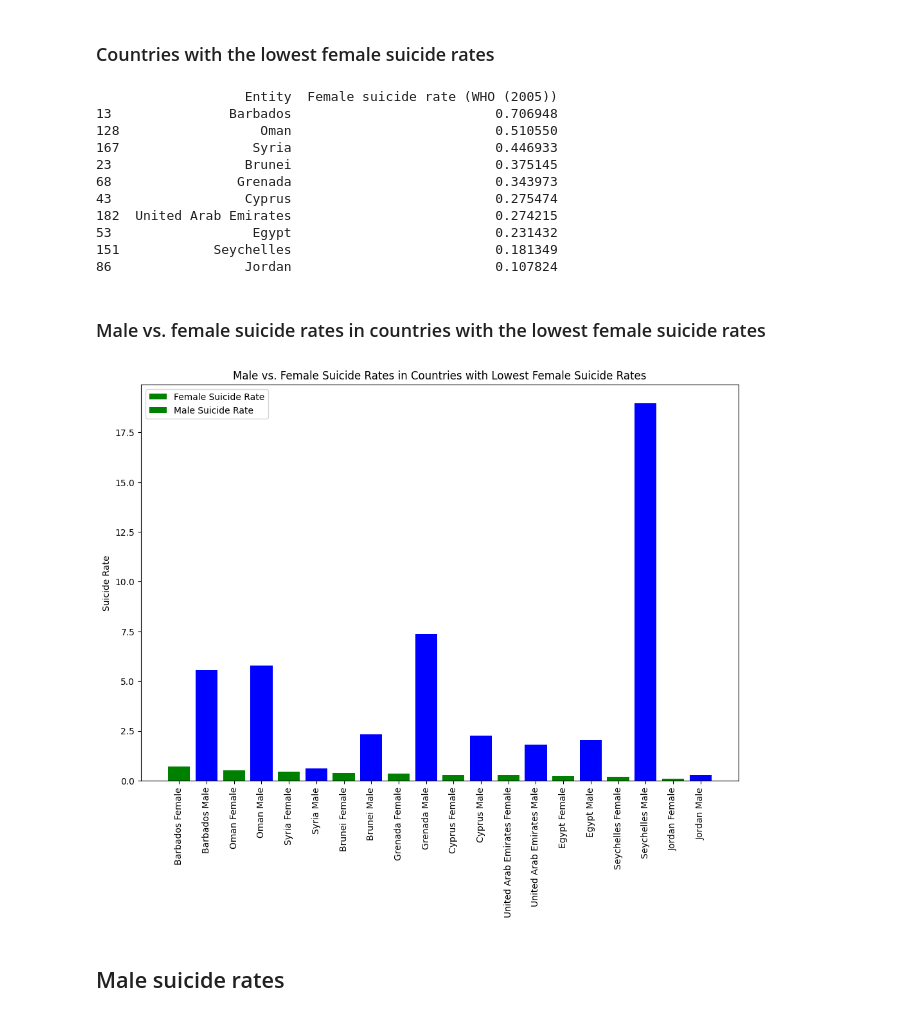
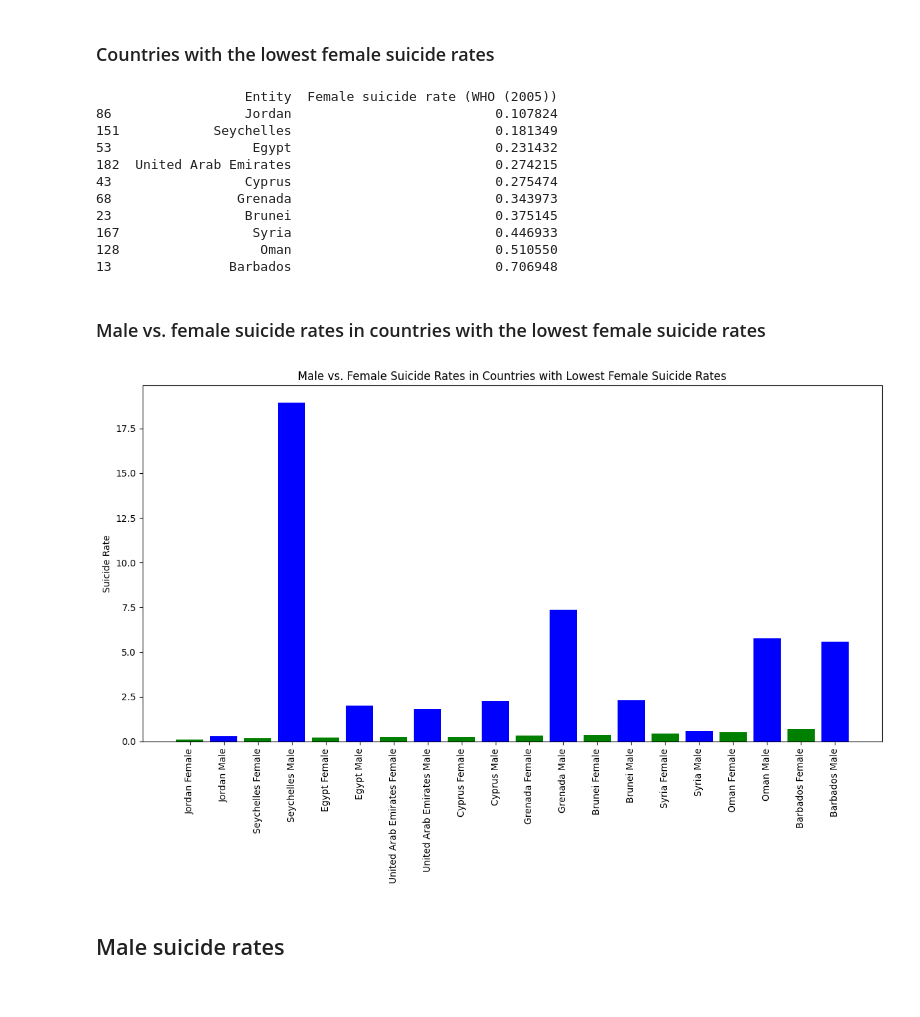
Before and after one commit to NazraJN/Suicide_rates, a Jupyter notebook: Suicide_rates_analysis.ipynb, the cells around one changed output. Saved outputs shown, nothing was run; the diff lists cells and outputs as text; code cells hidden in the pictures.

```diff
--- a/Suicide_rates_analysis.ipynb
+++ b/Suicide_rates_analysis.ipynb
@@ -266,42 +256,44 @@ plt.show()
 # %% [markdown]
 ### Countries with the lowest female suicide rates
 # %%
+# Sort the data by mean female suicide rates in ascending order
+sorted_female_suicide_rates_by_country = female_suicide_rates_by_country.sort_values(by='Female suicide rate (WHO (2005))', ascending=True)
+
 # Select the top countries with the lowest mean female suicide rates
-lowest_female_suicide_rates_by_country = sorted_female_suicide_rates_by_country.tail(10)
+lowest_female_suicide_rates_by_country = sorted_female_suicide_rates_by_country.head(10)
 
 # Display the top countries
 print(lowest_female_suicide_rates_by_country)
 # %% [output]
                    Entity  Female suicide rate (WHO (2005))
+86                 Jordan                          0.107824
+151            Seychelles                          0.181349
+53                  Egypt                          0.231432
+182  United Arab Emirates                          0.274215
+43                 Cyprus                          0.275474
+68                Grenada                          0.343973
+23                 Brunei                          0.375145
+167                 Syria                          0.446933
+128                  Oman                          0.510550
 13               Barbados                          0.706948
-128                  Oman                          0.510550
-167                 Syria                          0.446933
-23                 Brunei                          0.375145
-68                Grenada                          0.343973
-43                 Cyprus                          0.275474
-182  United Arab Emirates                          0.274215
-53                  Egypt                          0.231432
-151            Seychelles                          0.181349
-86                 Jordan                          0.107824
 # %% [markdown]
 ### Male vs. female suicide rates in countries with the lowest female suicide rates
 # %%
 # Merge lowest female suicide rates with male suicide rates
 merged_rates = pd.merge(lowest_female_suicide_rates_by_country, male_suicide_rates, on='Entity', suffixes=('_female', '_male'))
 
 # Plotting
 plt.figure(figsize=(12, 8))
 for index, row in merged_rates.iterrows():
     plt.bar([row['Entity'] + ' Female', row['Entity'] + ' Male'], [row['Female suicide rate (WHO (2005))'], row['Male suicide rate (WHO (2005))']], color=['green', 'blue'])
 
 plt.title('Male vs. Female Suicide Rates in Countries with Lowest Female Suicide Rates')
 plt.ylabel('Suicide Rate')
-plt.legend(['Female Suicide Rate', 'Male Suicide Rate'])
 plt.xticks(rotation=90)
-#plt.tight_layout()
+plt.tight_layout()
 plt.show()
 # %% [output]
-[figure, old version]
+[figure, new version]
 # %% [markdown]
 ## Male suicide rates
 # %%
```
Also changed, not shown: parts of 18 cells of this notebook.
